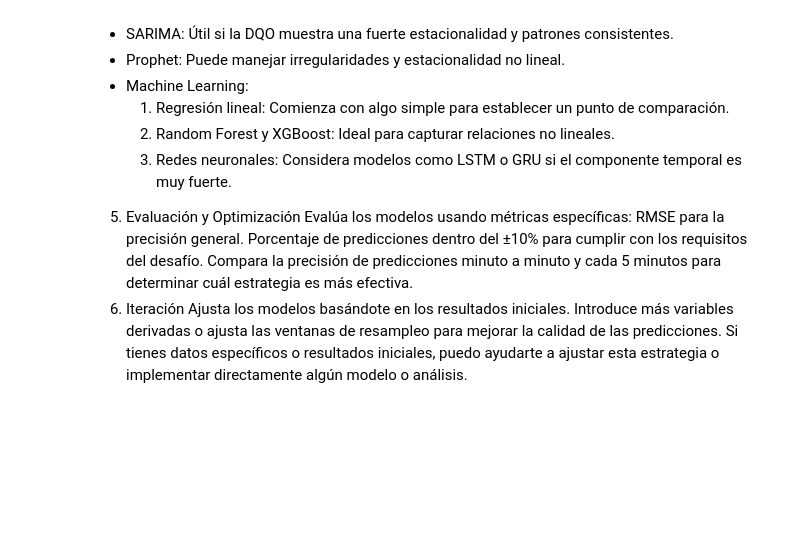
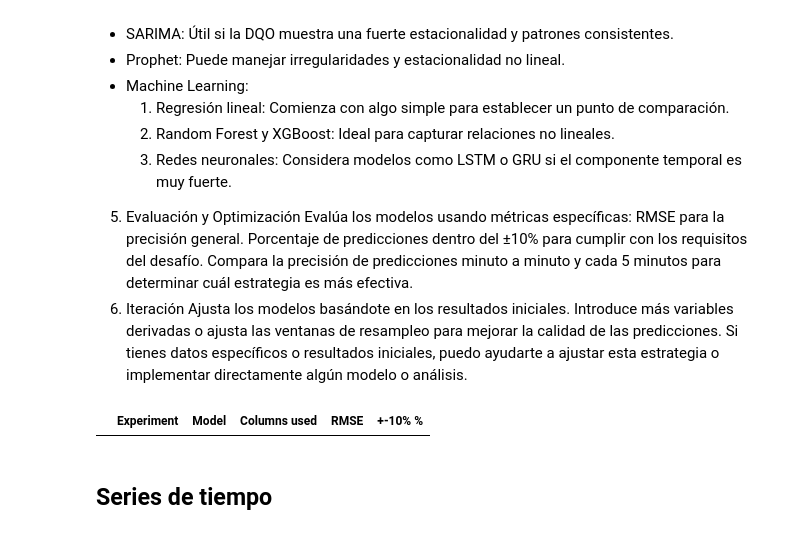
Before and after one commit to tetenogues/data_barbies_y_guille, a Jupyter notebook: first-nb.ipynb, the cells around one changed output. Drawn from its saved outputs; the diff is of its cells as text; code cells hidden in the pictures; blank space fills up the shorter version.

```diff
--- a/first-nb.ipynb
+++ b/first-nb.ipynb
@@ -546,3 +573,12 @@ Compara la precisión de predicciones minuto a minuto y cada 5 minutos para dete
 Ajusta los modelos basándote en los resultados iniciales.
 Introduce más variables derivadas o ajusta las ventanas de resampleo para mejorar la calidad de las predicciones.
 Si tienes datos específicos o resultados iniciales, puedo ayudarte a ajustar esta estrategia o implementar directamente algún modelo o análisis.
+# %%
+experiment_records = pd.DataFrame(
+    columns = ['Experiment', 'Model', 'Columns used', 'RMSE', '+-10% %']
+    )
+experiment_records
+# %% [output]
+|  | Experiment | Model | Columns used | RMSE | +-10% % |
+# %% [markdown]
+## Series de tiempo
```
Also changed, not shown: parts of 8 cells of this notebook.
